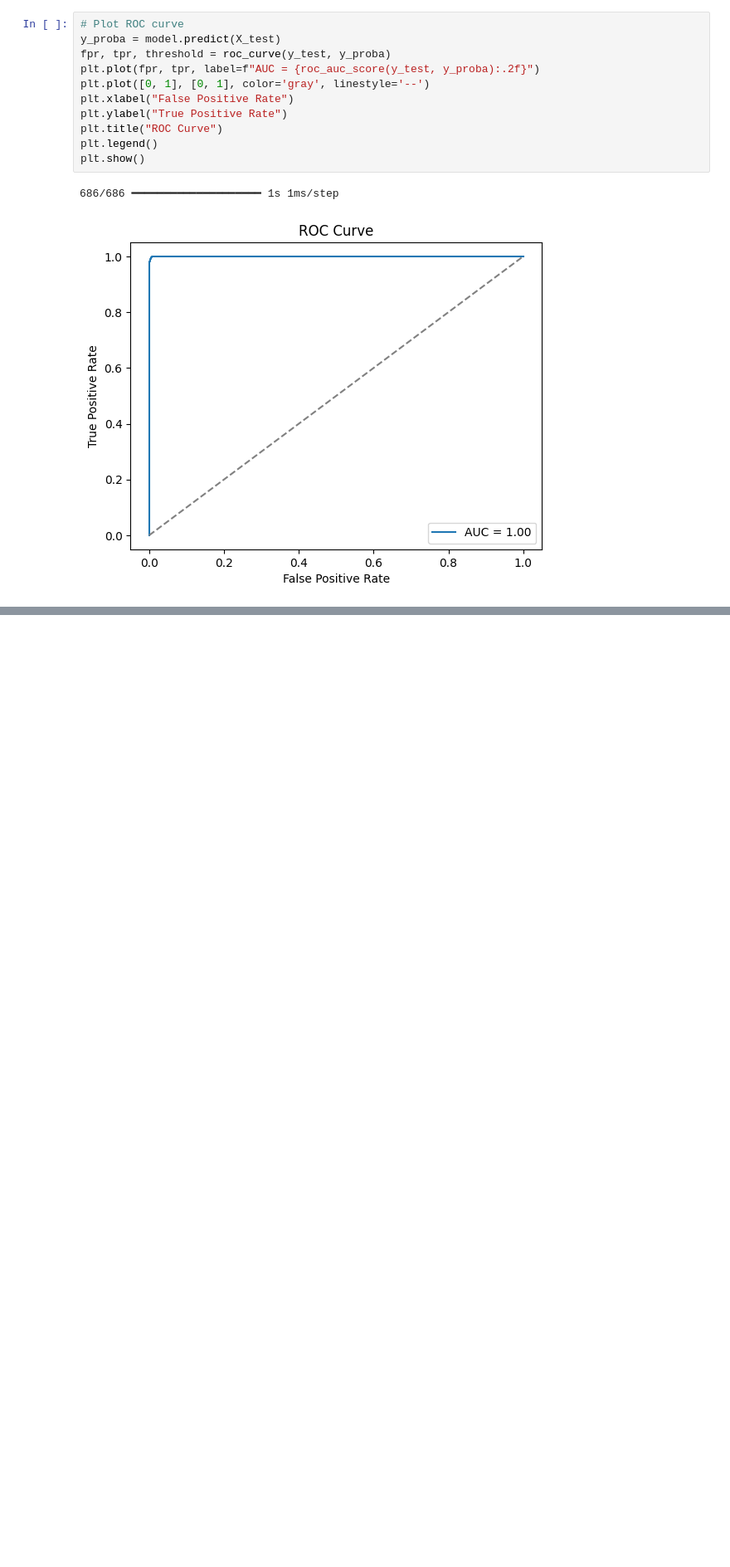
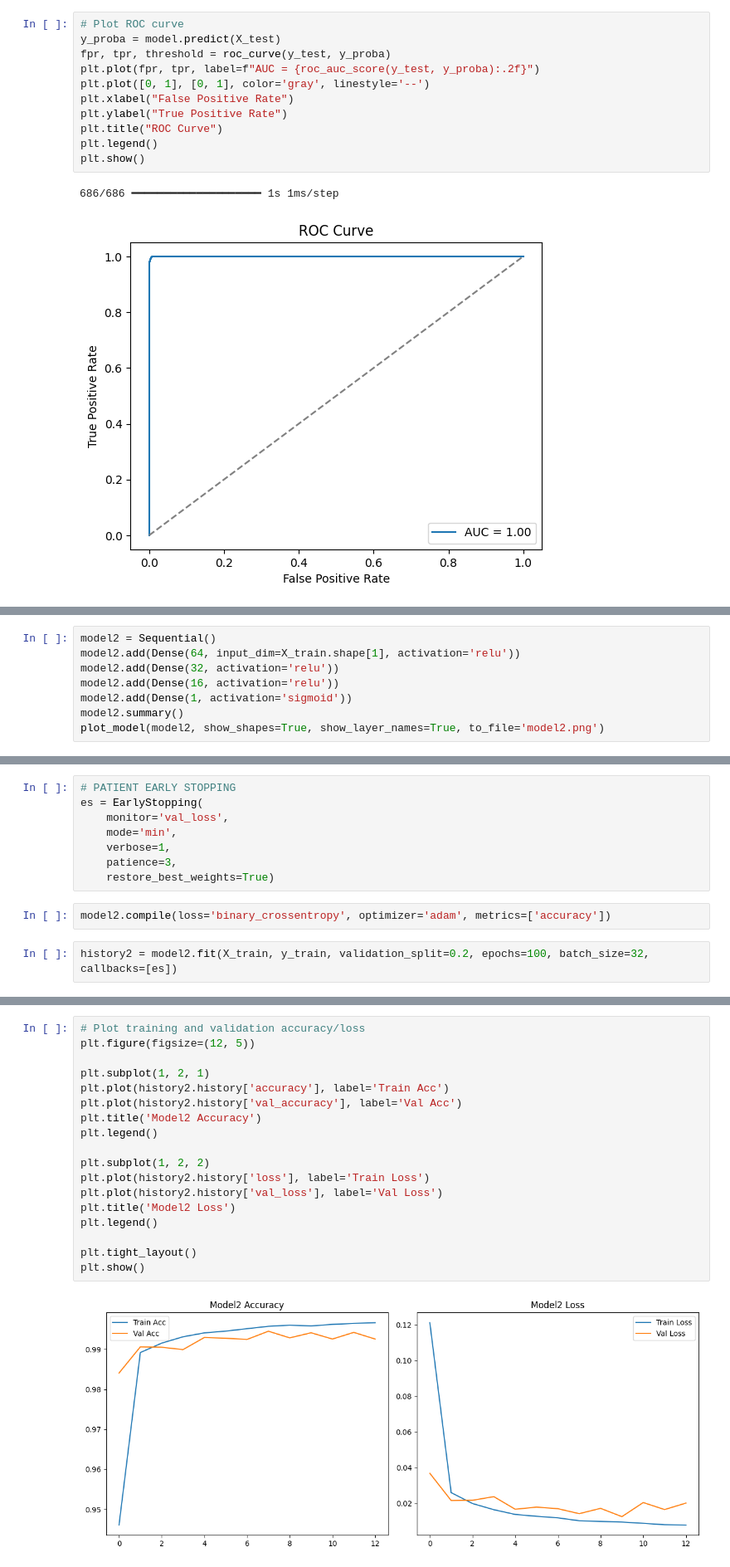
Before and after one commit to AnantVerma-2022/Deep-Learning-NLP-LLM, a Jupyter notebook: rainPrediction.ipynb, the cells around one changed output, grey strips where cells are left out. Shown: that part at 83% size. Cells and saved outputs as stored; diff of their text form; blank space fills up the shorter version.

Commit message:
early stopping added

```diff
--- a/rainPrediction.ipynb
+++ b/rainPrediction.ipynb
@@ -468,0 +490,8 @@ plt.show()
+# %%
+model2 = Sequential()
+model2.add(Dense(64, input_dim=X_train.shape[1], activation='relu'))
+model2.add(Dense(32, activation='relu'))
+model2.add(Dense(16, activation='relu'))
+model2.add(Dense(1, activation='sigmoid'))
+model2.summary()
+plot_model(model2, show_shapes=True, show_layer_names=True, to_file='model2.png')
@@ -468,0 +519,12 @@ plt.show()
+# %%
+# PATIENT EARLY STOPPING
+es = EarlyStopping(
+    monitor='val_loss',
+    mode='min',
+    verbose=1,
+    patience=3,
+    restore_best_weights=True)
+# %%
+model2.compile(loss='binary_crossentropy', optimizer='adam', metrics=['accuracy'])
+# %%
+history2 = model2.fit(X_train, y_train, validation_split=0.2, epochs=100, batch_size=32, callbacks=[es])
@@ -468,0 +555,20 @@ plt.show()
+# %%
+# Plot training and validation accuracy/loss
+plt.figure(figsize=(12, 5))
+
+plt.subplot(1, 2, 1)
+plt.plot(history2.history['accuracy'], label='Train Acc')
+plt.plot(history2.history['val_accuracy'], label='Val Acc')
+plt.title('Model2 Accuracy')
+plt.legend()
+
+plt.subplot(1, 2, 2)
+plt.plot(history2.history['loss'], label='Train Loss')
+plt.plot(history2.history['val_loss'], label='Val Loss')
+plt.title('Model2 Loss')
+plt.legend()
+
+plt.tight_layout()
+plt.show()
+# %% [output]
+[figure, added]
```
Also changed, not shown: parts of 14 cells of this notebook, 1 other file.
